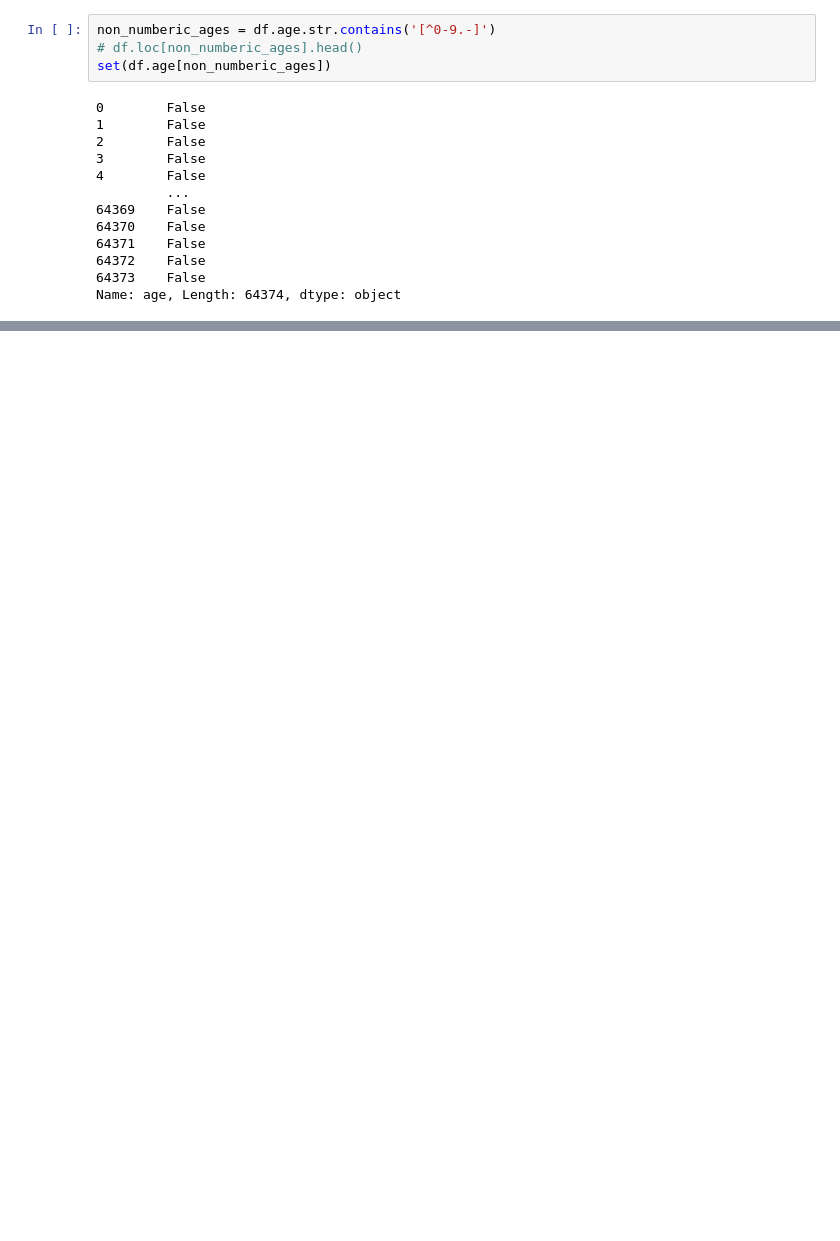
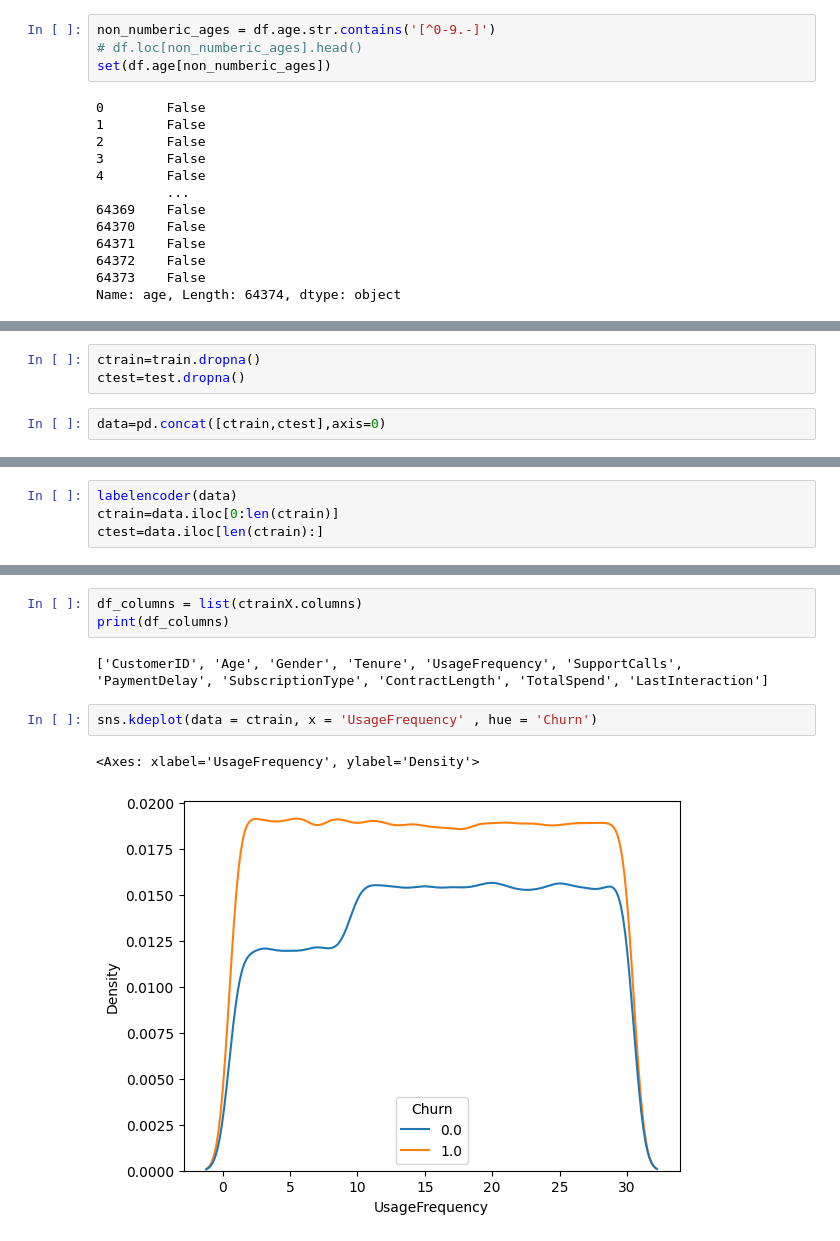
Before and after one commit to lelayf/churn-analysis, a Jupyter notebook: CustomerChurn.ipynb, the cells around one changed output, grey strips where cells are left out. Saved outputs shown, nothing was run; the diff lists cells and outputs as text; blank space fills up the shorter version.

Commit message:
add plots

```diff
--- a/CustomerChurn.ipynb
+++ b/CustomerChurn.ipynb
@@ -132,0 +175,5 @@ Name: age, Length: 64374, dtype: object
+# %%
+ctrain=train.dropna()
+ctest=test.dropna()
+# %%
+data=pd.concat([ctrain,ctest],axis=0)
@@ -132,0 +218,4 @@ Name: age, Length: 64374, dtype: object
+# %%
+labelencoder(data)
+ctrain=data.iloc[0:len(ctrain)]
+ctest=data.iloc[len(ctrain):]
@@ -132,0 +274,10 @@ Name: age, Length: 64374, dtype: object
+# %%
+df_columns = list(ctrainX.columns)
+print(df_columns)
+# %% [output]
+['CustomerID', 'Age', 'Gender', 'Tenure', 'UsageFrequency', 'SupportCalls', 'PaymentDelay', 'SubscriptionType', 'ContractLength', 'TotalSpend', 'LastInteraction']
+# %%
+sns.kdeplot(data = ctrain, x = 'UsageFrequency' , hue = 'Churn')
+# %% [output]
+<Axes: xlabel='UsageFrequency', ylabel='Density'>
+[figure, added]
```
Also changed, not shown: parts of 21 cells of this notebook.
